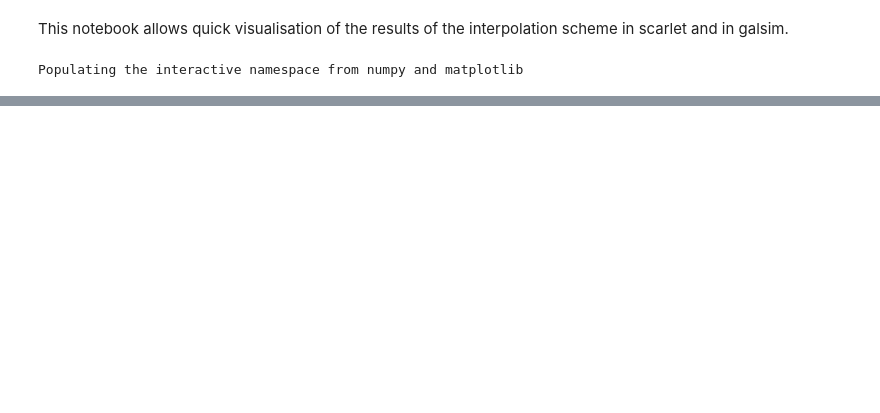
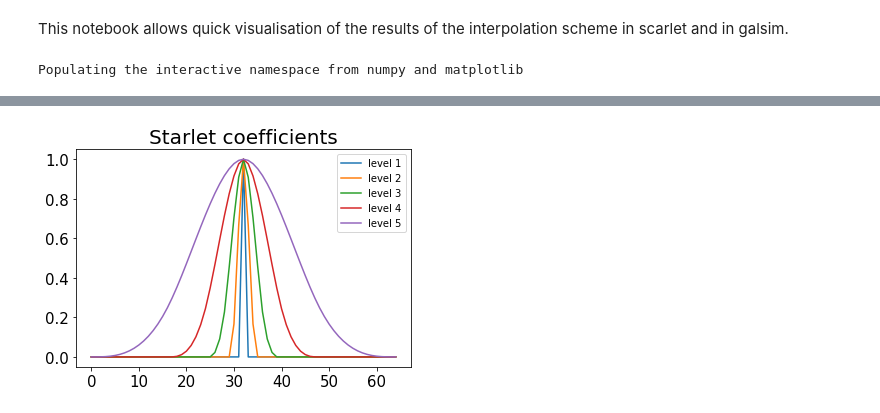
Before and after one commit to herjy/Multi_resolution_comparison, a Jupyter notebook: Reconstruction_test/Galsim_comparison.ipynb, the cells around one changed output, grey strips where cells are left out. Cells and saved outputs as stored; diff of their text form; code cells hidden in the pictures; blank space fills up the shorter version.

```diff
--- a/Reconstruction_test/Galsim_comparison.ipynb
+++ b/Reconstruction_test/Galsim_comparison.ipynb
@@ -210,0 +294,26 @@ galsim SDR:  18.409350668380313
+# %%
+import scipy as scp
+z = np.zeros((65, 65))
+starz = scarlet.Starlet(z).coefficients
+ax1 = plt.figure(1).subplots(1, 1)
+#ax2 = plt.figure(2).subplots(1, 1)
+for i in range(5):
+    strans = np.copy(starz)
+    strans[0,i, 32, 32] = 1
+    coeff = scarlet.Starlet(coefficients = strans).image
+
+    ax1.set_title('Starlet coefficients', fontsize = 20)
+    ax1.plot(coeff[0,32,:]/np.max(coeff[0,32,:]), label=f'level {str(i+1)}')
+    plt.xticks(fontsize = 15)
+    plt.yticks(fontsize = 15)
+    #ax1.axis('off')
+    ax1.legend()
+
+
+    #ax2.set_title('Starlet coefficients', fontsize = 20)
+    #ax2.plot(np.abs(np.fft.fftshift((np.fft.fft(coeff[0,32,:])))), label=f'level {str(i+1)}')
+    #ax2.legend()
+
+savefig('starlets.png', transparent=1)
+# %% [output]
+[figure, added]
```
Also changed, not shown: parts of 5 cells of this notebook, 24 other files.
